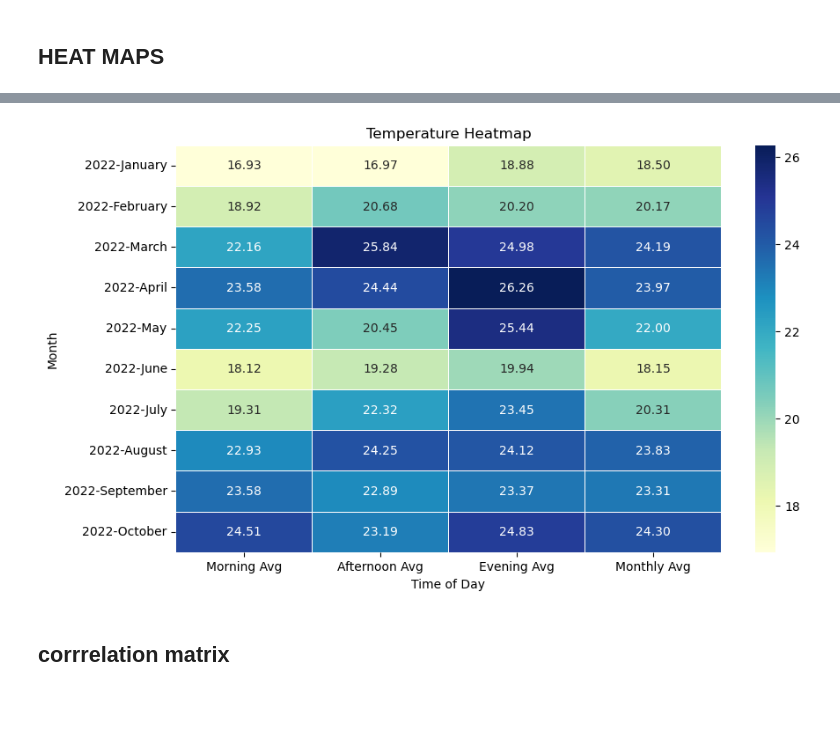
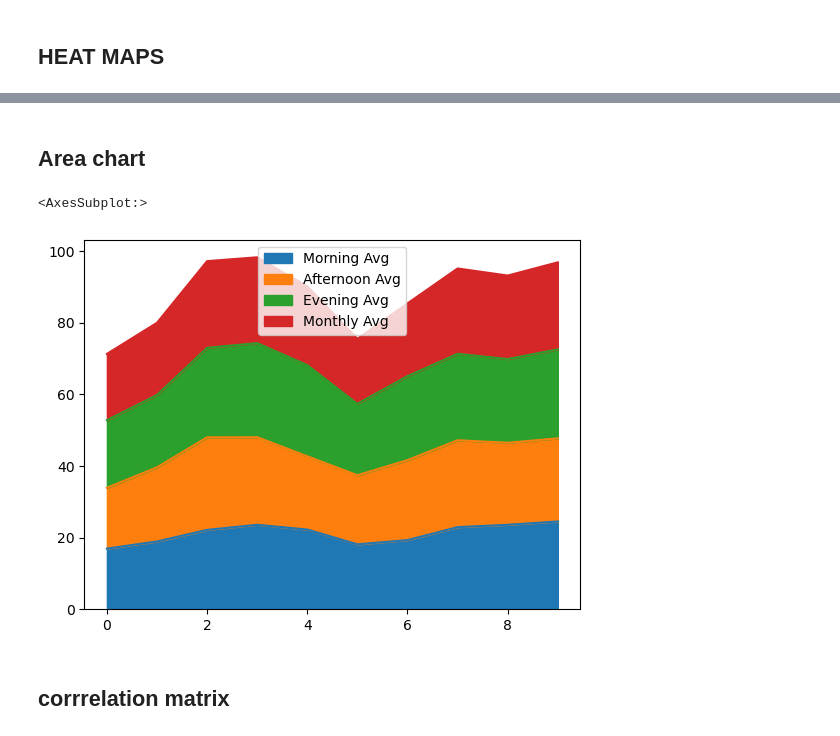
Before and after one commit to Briankimany/data-science, a Jupyter notebook: demo/heatmap , corrrelation matrix.ipynb, the cells around one changed output, grey strips where cells are left out. Saved outputs shown, nothing was run; the diff lists cells and outputs as text; code cells hidden in the pictures; blank space fills up the shorter version.

Commit message:
area chart update

```diff
--- a/demo/heatmap , corrrelation matrix.ipynb
+++ b/demo/heatmap , corrrelation matrix.ipynb
@@ -113,13 +144,10 @@ df['Month'] = df['Month'].dt.strftime('%Y-%B')
-# %%
-# Create a heatmap using Seaborn
-plt.figure(figsize=(10, 6))
-sns.heatmap(df.set_index('Month'), cmap='YlGnBu', annot=True, fmt=".2f", linewidths=0.5)
-plt.title('Temperature Heatmap')
-plt.xlabel('Time of Day')
-plt.ylabel('Month')
-plt.show()
-# %% [output]
-[figure, removed]
+# %% [markdown]
+## Area chart
+# %%
+df.plot(kind = 'area')
+# %% [output]
+<AxesSubplot:>
+[figure, added]
 # %% [markdown]
 ## corrrelation matrix
 # %%
```
Also changed, not shown: parts of 8 cells of this notebook.
